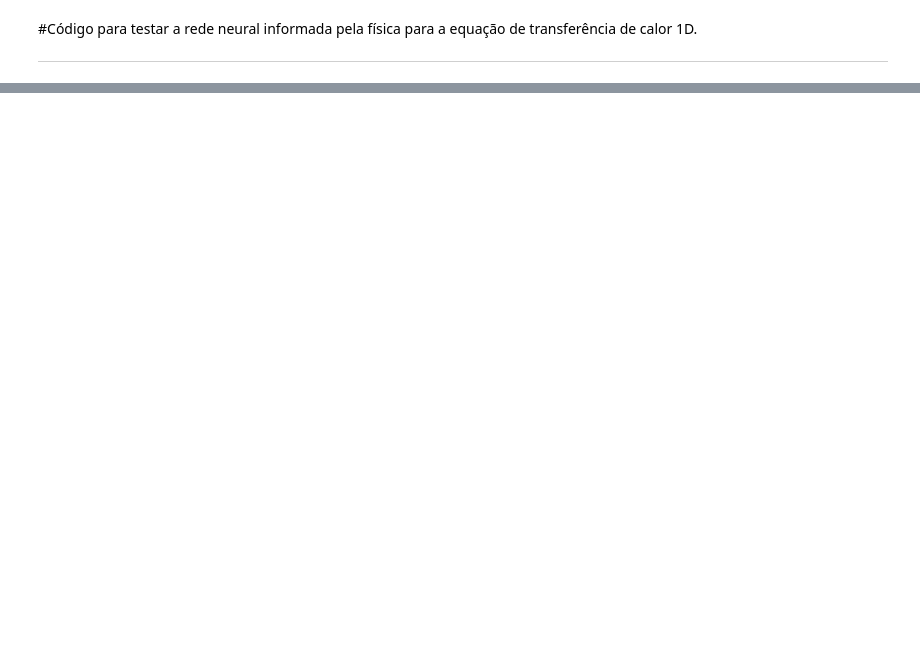
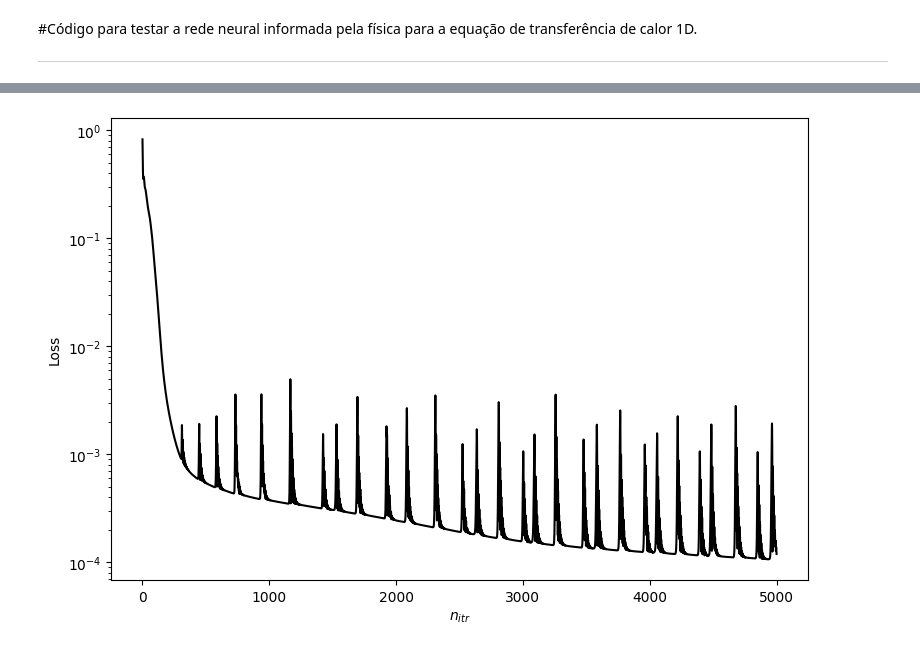
Before and after one commit to JoaoAlexandreFerreira/RNA, a Jupyter notebook: PINN_para_equação_do_calor_1D.ipynb, the cells around one changed output, grey strips where cells are left out. Drawn from its saved outputs; the diff is of its cells as text; code cells hidden in the pictures; blank space fills up the shorter version.

```diff
--- a/PINN_para_equação_do_calor_1D.ipynb
+++ b/PINN_para_equação_do_calor_1D.ipynb
@@ -361,0 +436,9 @@ plt.show()
+# %%
+fig = plt.figure(figsize=(9,6))
+ax = fig.add_subplot(111)
+ax.semilogy(range(len(historico)), historico,'k-')
+ax.set_xlabel('$n_{itr}$')
+ax.set_ylabel('Loss');
+plt.show()
+# %% [output]
+[figure, added]
```
Also changed, not shown: parts of 17 cells of this notebook.
